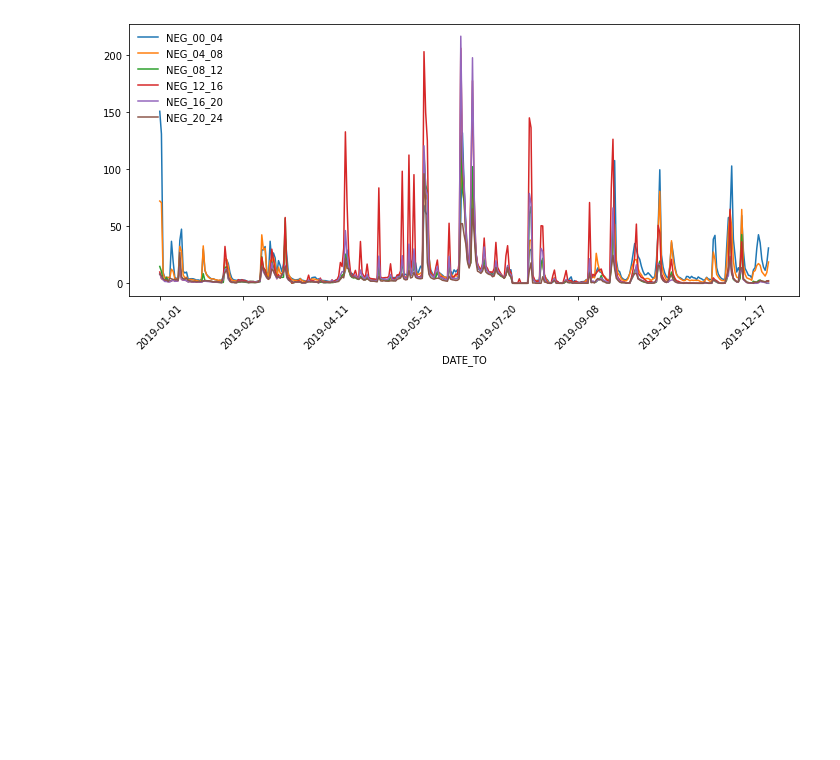
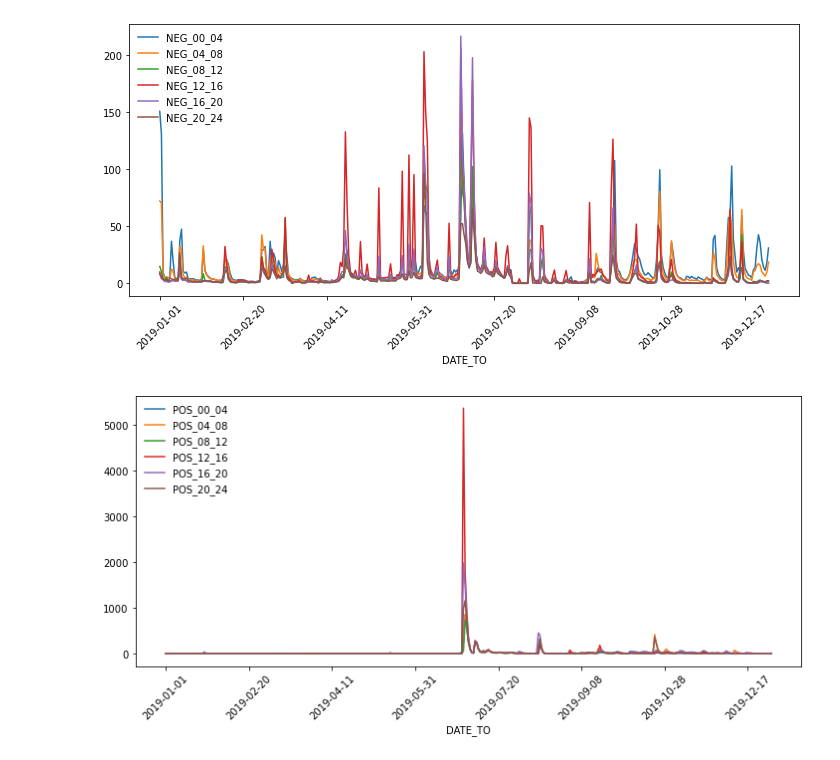
Before and after one commit to remedeiw/remedeiwmaster, a Jupyter notebook: DataEntryControlReserves.ipynb, the cells around one changed output. Saved outputs shown, nothing was run; the diff lists cells and outputs as text; code cells hidden in the pictures; blank space fills up the shorter version.

Commit message:
Data Entry Last

```diff
--- a/DataEntryControlReserves.ipynb
+++ b/DataEntryControlReserves.ipynb
@@ -9,3 +9,7 @@ PlotFunctions.PlotDataFrameControlEnergy(datamfrr2019,'NEG')
 # %% [output]
 [figure]
+# %%
+Functions.plotDataFrameControlEnergy(datamfrr2019,'POS')
+# %% [output]
+[figure, added]
 # %%
```
Also changed, not shown: parts of 10 cells of this notebook, 2 other files.
